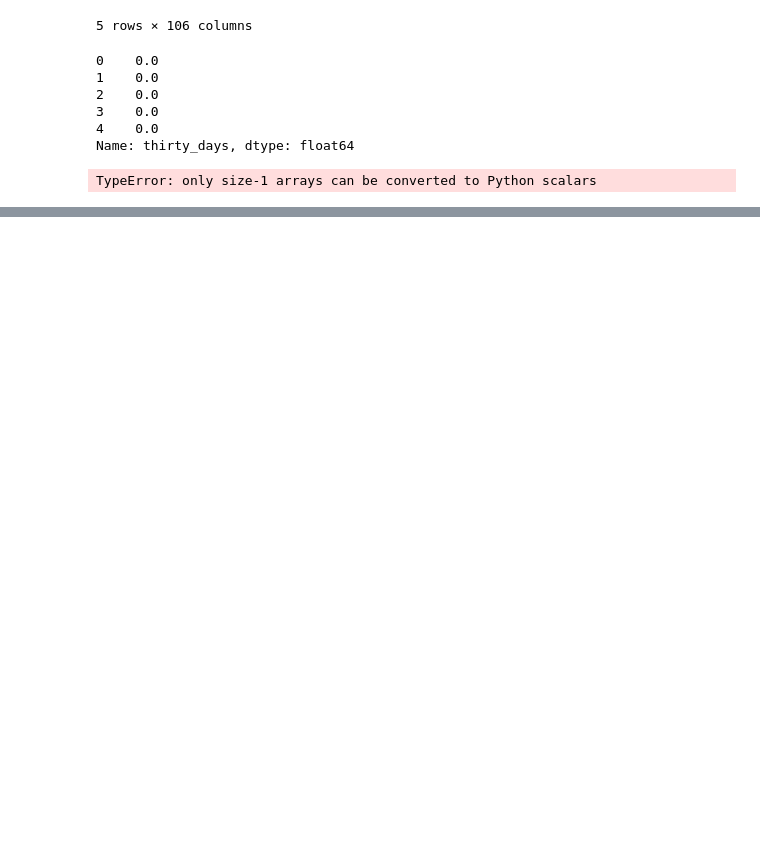
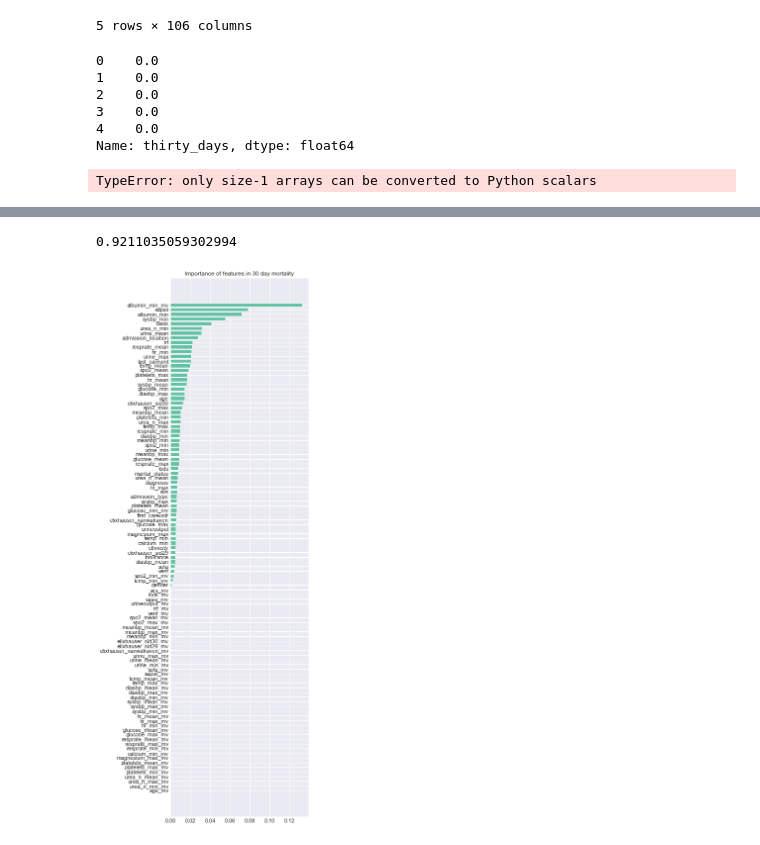
Before and after one commit to NicolasHu11/Short-Long-Term-Mortality-Prediction, a Jupyter notebook: Process Books/Xgboost 30 day Mortality.ipynb, the cells around one changed output, grey strips where cells are left out. Cells and saved outputs as stored; diff of their text form; code cells hidden in the pictures; blank space fills up the shorter version.

Commit message:
Xgboost 30d notebook

```diff
--- a/Process Books/Xgboost 30 day Mortality.ipynb
+++ b/Process Books/Xgboost 30 day Mortality.ipynb
@@ -170,0 +158,14 @@ my_plot_importance(xg, (5,10))
+# %%
+best_model = model.best_estimator_
+ypred = best_model.predict_proba(X_test)
+np.savetxt("plot metric/y_score_30_xgboost.csv", ypred[:,1], delimiter=",")
+# %%
+best_model.score(X_test,y_test)
+# %% [output]
+0.9211035059302994
+# %%
+name = X_train.columns
+weight = best_model.feature_importances_
+Imp_of_fea(name,weight)
+# %% [output]
+[figure, added]
```
Also changed, not shown: parts of 4 cells of this notebook.
